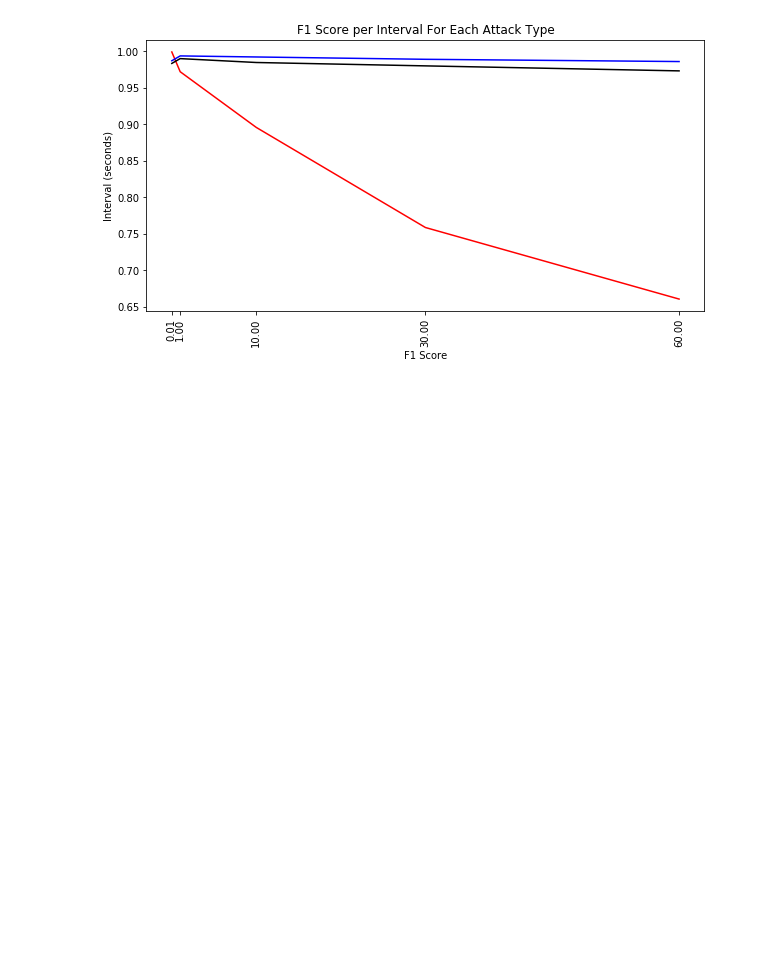
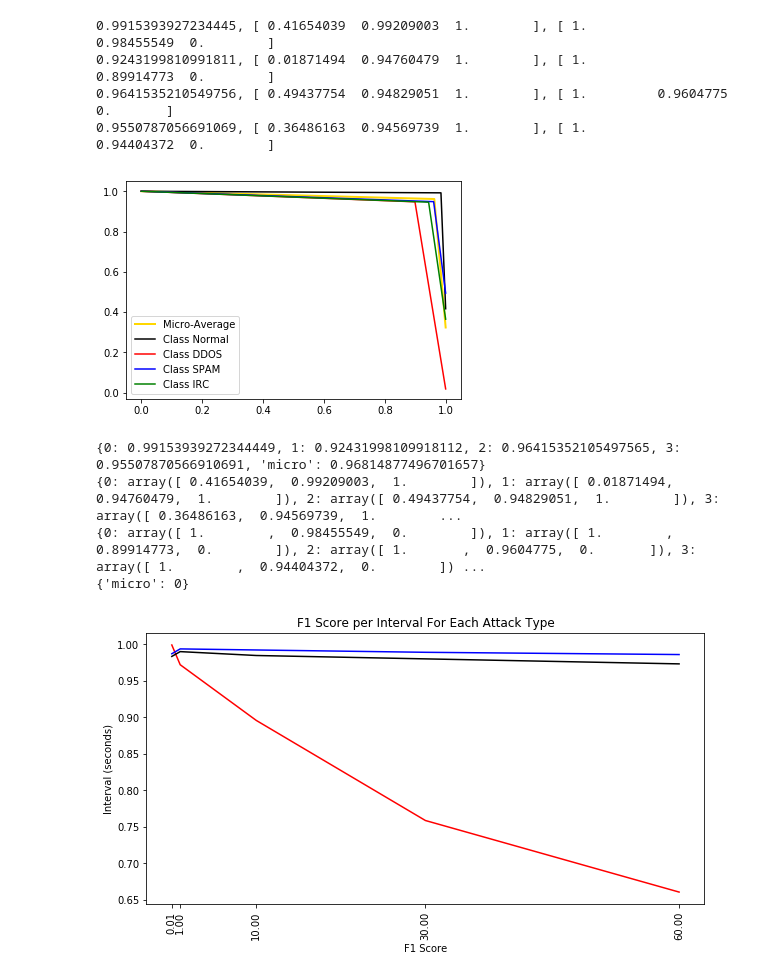
Before and after one commit to SpokenBanana/lambda-code, a Jupyter notebook: ddos-detection/Detecting Attacks.ipynb, the cells around one changed output. Cells and saved outputs as stored; diff of their text form; code cells hidden in the pictures; blank space fills up the shorter version.

```diff
--- a/ddos-detection/Detecting Attacks.ipynb
+++ b/ddos-detection/Detecting Attacks.ipynb
@@ -4,3 +36,28 @@
+# %%
+# Detecting Attacks
+from botnet_detection import summary_of_detection, rf_train, test_dict, test
+from plot_features import plot_confusion_matrix
+
+f = 'minute_aggregated/all-1.0s.featureset.csv'
+xtrain, xtest, ytrain, ytest = get_specific_features_from(f, Summarizer().features, use_attack=True)
+
+clf = rf_train(xtrain, ytrain, use_attack=True)
+# results = test_dict(clf, xtest, ytest)
+results = test(clf, xtest, ytest, use_attack=True)
+for result in results:
+    print(result)
+
+# print(plot_confusion_matrix(results['confusion_matrix'], ['Normal', 'DDOS', 'SPAM', 'IRC']))
+# %% [output]
+0.9915393927234445, [ 0.41654039  0.99209003  1.        ], [ 1.          0.98455549  0.        ]
+0.9243199810991811, [ 0.01871494  0.94760479  1.        ], [ 1.          0.89914773  0.        ]
+0.9641535210549756, [ 0.49437754  0.94829051  1.        ], [ 1.         0.9604775  0.       ]
+0.9550787056691069, [ 0.36486163  0.94569739  1.        ], [ 1.          0.94404372  0.        ]
+[figure, added]
+{0: 0.99153939272344449, 1: 0.92431998109918112, 2: 0.96415352105497565, 3: 0.95507870566910691, 'micro': 0.96814877496701657}
+{0: array([ 0.41654039,  0.99209003,  1.        ]), 1: array([ 0.01871494,  0.94760479,  1.        ]), 2: array([ 0.49437754,  0.94829051,  1.        ]), 3: array([ 0.36486163,  0.94569739,  1.        ...
+{0: array([ 1.        ,  0.98455549,  0.        ]), 1: array([ 1.        ,  0.89914773,  0.        ]), 2: array([ 1.       ,  0.9604775,  0.       ]), 3: array([ 1.        ,  0.94404372,  0.        ]) ...
+{'micro': 0}
 # %%
 # Plotting the f1_score for each interval for DDOS attacks
 
```
Also changed, not shown: parts of 1 cell of this notebook.
